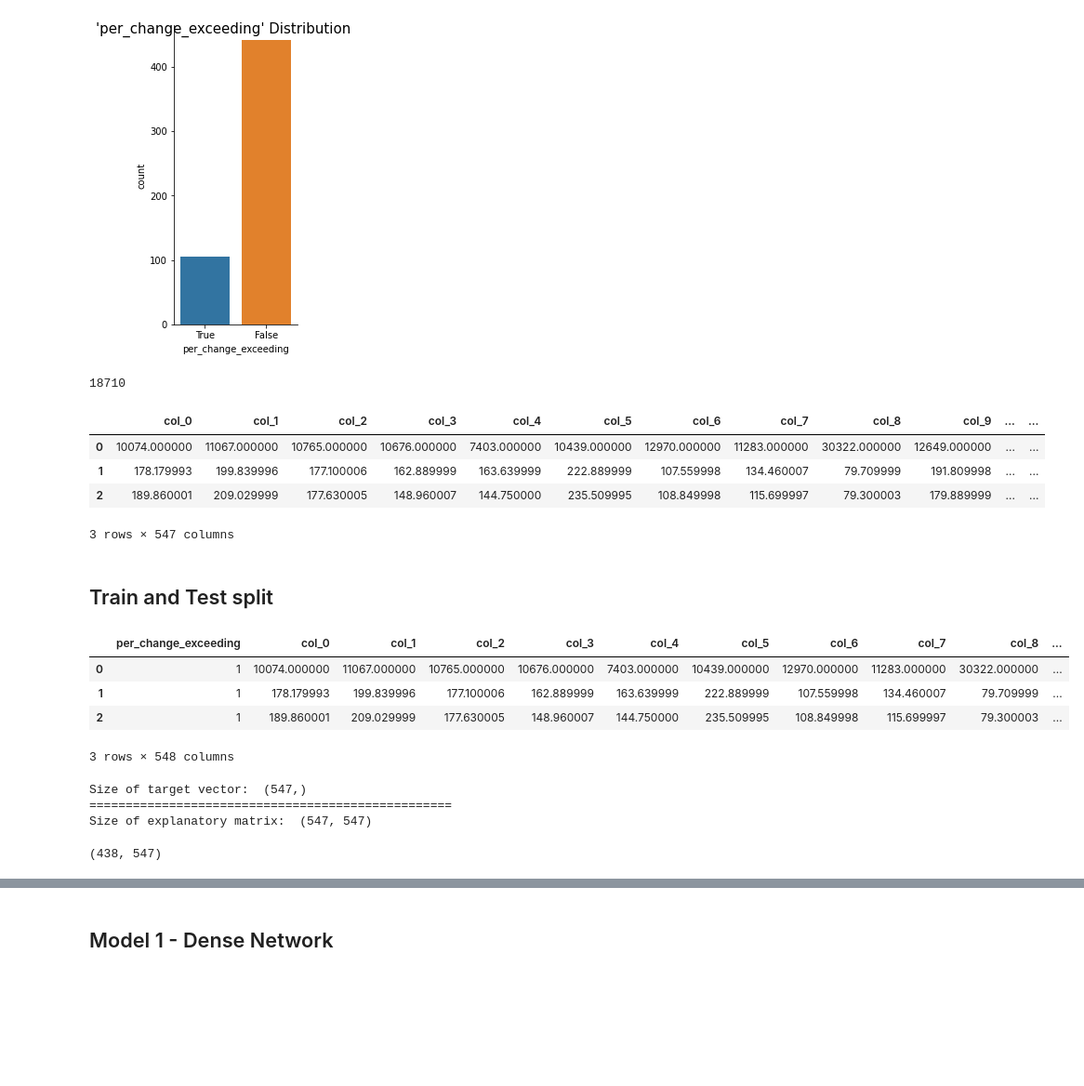
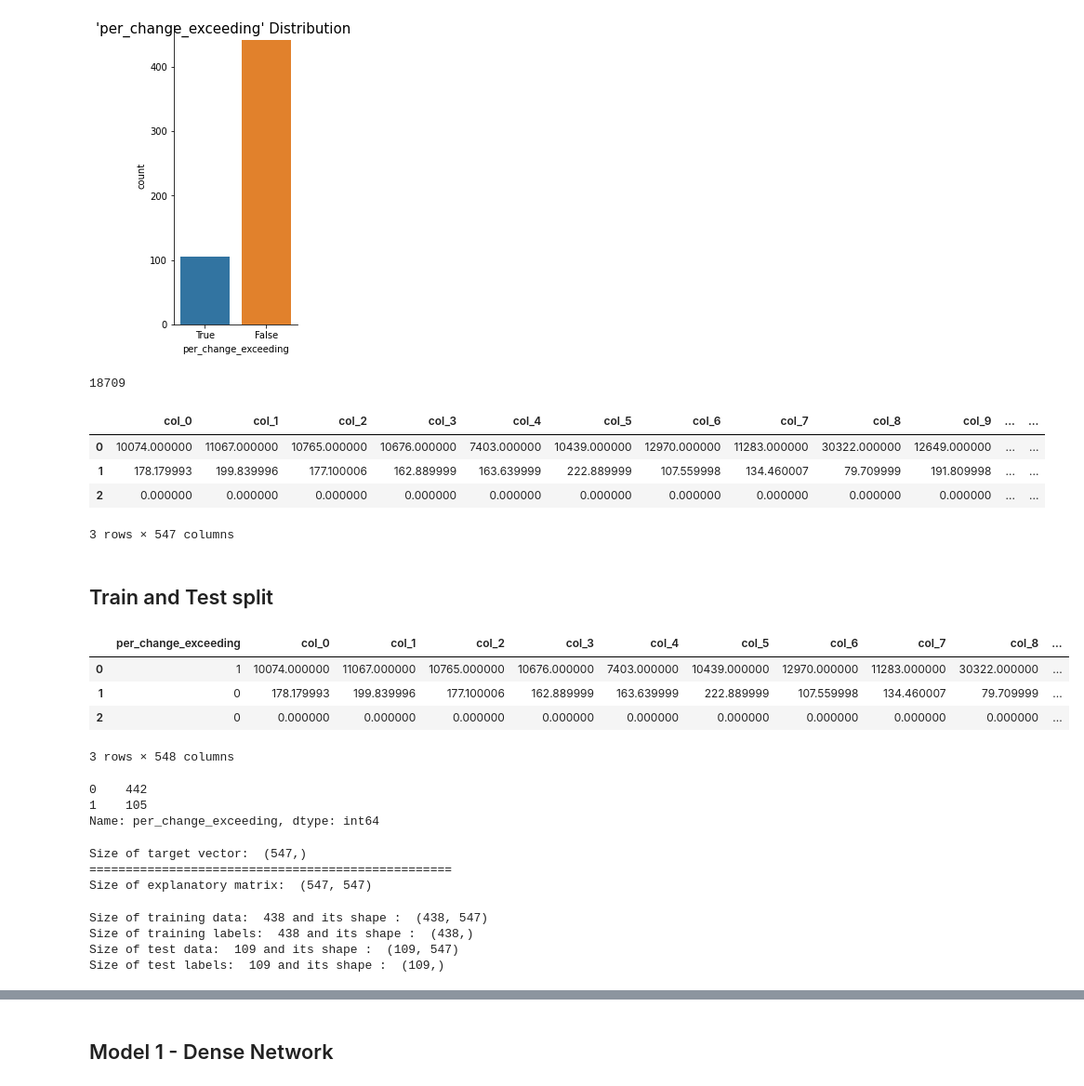
Before and after one commit to Dhruba44/capstone_projectb, a Jupyter notebook: Modelling.ipynb, the cells around one changed output, grey strips where cells are left out. Shown at 93% size. Drawn from its saved outputs; the diff is of its cells as text; code cells hidden in the pictures; blank space fills up the shorter version.

```diff
--- a/Modelling.ipynb
+++ b/Modelling.ipynb
@@ -395,4 +399,4 @@ for index, row in df_final_2.iterrows():
 # %%
 ## adding the response variable to the dataframe and dropping contineous values of percent change
 df_final_2["per_change_exceeding"] = per_change_exceeding
-df_final_2 = df_final_2.drop(columns = ['percent_change'])
+df_final_2 = df_final_2.drop(columns = ['close_price_20', 'percent_change'])
@@ -427,8 +432,8 @@ for key, val in vector_norm.items():
 # %%
-len(col_names_duplicate_norm)
-'''no duplicate norm'''
+# len(col_names_duplicate_norm)
+# '''no duplicate norm'''
 # %% [output]
-18710
+18709
 # %%
 ### QR factorization to find the normal columns
 
@@ -450,7 +455,7 @@ df_q_col_bases.head(3)
 |  | col_0 | col_1 | col_2 | col_3 | col_4 | col_5 | col_6 | col_7 | col_8 | col_9 | ... | ... |
 | 0 | 10074.000000 | 11067.000000 | 10765.000000 | 10676.000000 | 7403.000000 | 10439.000000 | 12970.000000 | 11283.000000 | 30322.000000 | 12649.000000 | ... | ... |
 | 1 | 178.179993 | 199.839996 | 177.100006 | 162.889999 | 163.639999 | 222.889999 | 107.559998 | 134.460007 | 79.709999 | 191.809998 | ... | ... |
-| 2 | 189.860001 | 209.029999 | 177.630005 | 148.960007 | 144.750000 | 235.509995 | 108.849998 | 115.699997 | 79.300003 | 179.889999 | ... | ... |
+| 2 | 0.000000 | 0.000000 | 0.000000 | 0.000000 | 0.000000 | 0.000000 | 0.000000 | 0.000000 | 0.000000 | 0.000000 | ... | ... |
 3 rows × 547 columns
 # %% [markdown]
 ## Train and Test split
@@ -466,18 +471,23 @@ df_q_col_bases.head(3)
 # %%
 ## new dataframe with response variable
 
 df_response = pd.DataFrame(per_change_exceeding, columns =['per_change_exceeding'])
-df_response['per_change_exceeding']=df_response.per_change_exceeding.astype('bool')
-df_response["per_change_exceeding"] = df_response["per_change_exceeding"].astype(int)
+df_response["per_change_exceeding"] = (df_response["per_change_exceeding"] == "True").astype(int)
 
 df_final_col_bases = pd.concat([df_response, df_q_col_bases], axis=1, join='inner')
 df_final_col_bases.head(3)
 # %% [output]
 |  | per_change_exceeding | col_0 | col_1 | col_2 | col_3 | col_4 | col_5 | col_6 | col_7 | col_8 | ... |
 | 0 | 1 | 10074.000000 | 11067.000000 | 10765.000000 | 10676.000000 | 7403.000000 | 10439.000000 | 12970.000000 | 11283.000000 | 30322.000000 | ... |
-| 1 | 1 | 178.179993 | 199.839996 | 177.100006 | 162.889999 | 163.639999 | 222.889999 | 107.559998 | 134.460007 | 79.709999 | ... |
-| 2 | 1 | 189.860001 | 209.029999 | 177.630005 | 148.960007 | 144.750000 | 235.509995 | 108.849998 | 115.699997 | 79.300003 | ... |
+| 1 | 0 | 178.179993 | 199.839996 | 177.100006 | 162.889999 | 163.639999 | 222.889999 | 107.559998 | 134.460007 | 79.709999 | ... |
+| 2 | 0 | 0.000000 | 0.000000 | 0.000000 | 0.000000 | 0.000000 | 0.000000 | 0.000000 | 0.000000 | 0.000000 | ... |
 3 rows × 548 columns
+# %%
+df_response['per_change_exceeding'].value_counts()
+# %% [output]
+0    442
+1    105
+Name: per_change_exceeding, dtype: int64
 # %%
 ## X for explanatory variables and y for the response variable
 y = df_final_col_bases['per_change_exceeding']
@@ -501,7 +511,13 @@ for train, test in cross_val.split(X,y):
     X_test  = X.iloc[test]
     y_train = y.iloc[train]
     y_test  = y.iloc[test]
+
+print('Size of training data: ', len(X_train), 'and its shape : ', X_train.shape)
+print('Size of training labels: ', len(y_train), 'and its shape : ', y_train.shape)
+print('Size of test data: ', len(X_test), 'and its shape : ', X_test.shape)
+print('Size of test labels: ', len(y_test), 'and its shape : ', y_test.shape)
+# %% [output]
+Size of training data:  438 and its shape :  (438, 547)
+Size of training labels:  438 and its shape :  (438,)
+Size of test data:  109 and its shape :  (109, 547)
+Size of test labels:  109 and its shape :  (109,)
-# %%
-X_train.shape
-# %% [output]
-(438, 547)
```
Also changed, not shown: parts of 10 cells of this notebook.
